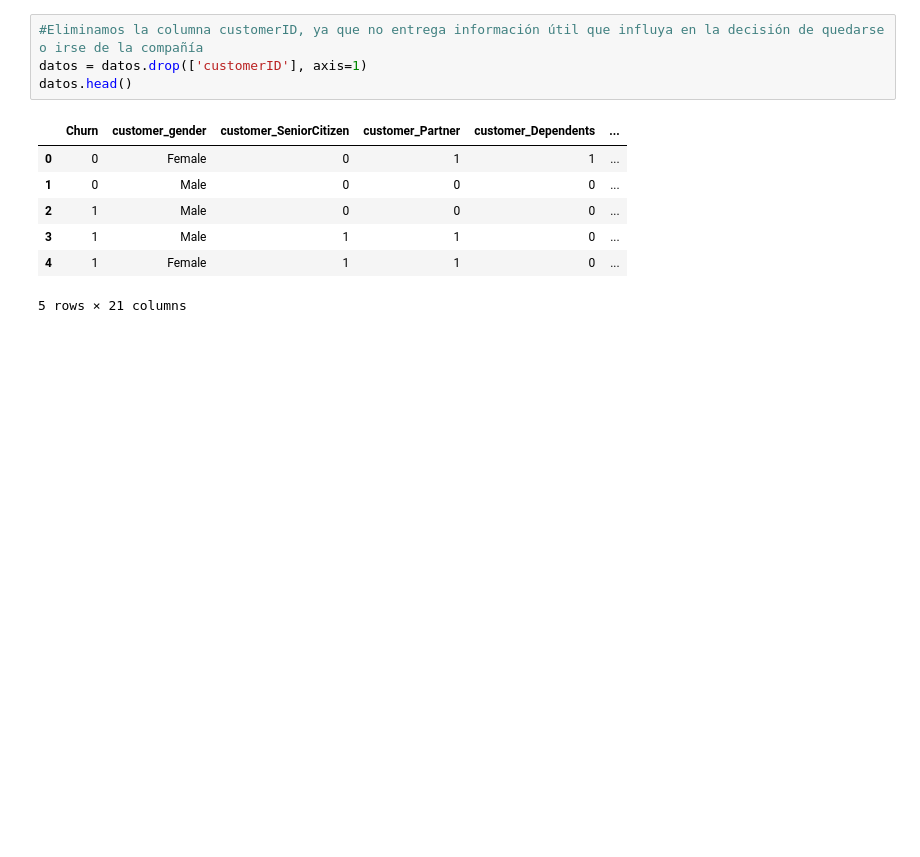
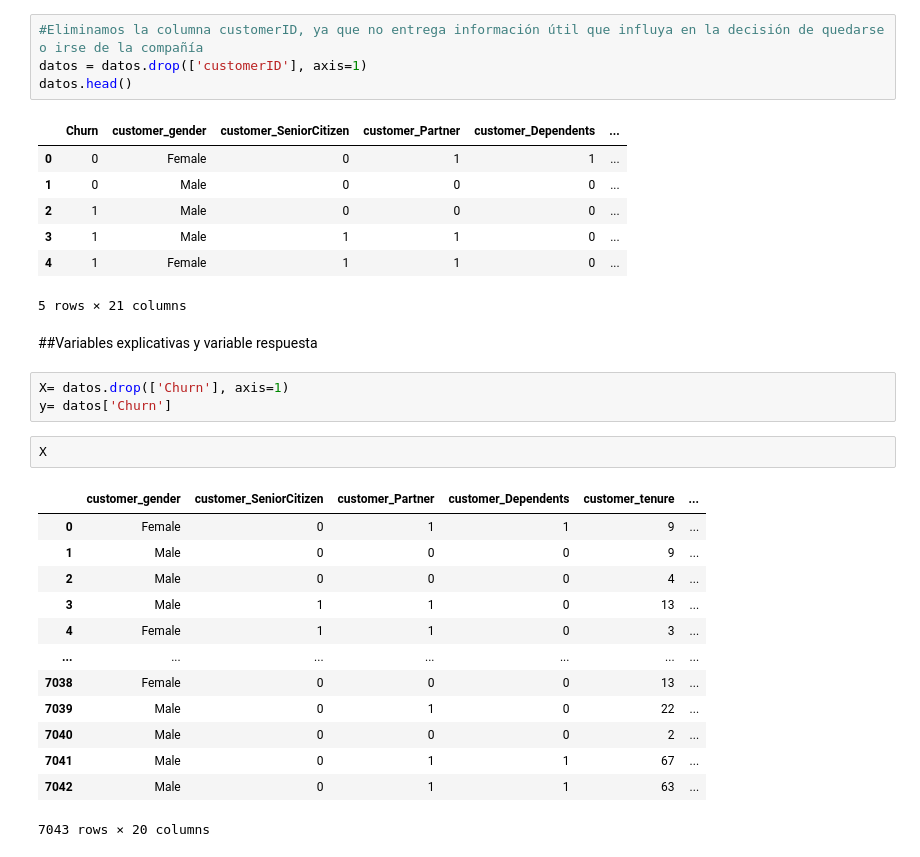
Before and after one commit to Fvargasv/Challenge-Telecom-X-Parte-2, a Jupyter notebook: Telecom_X_parte_2.ipynb, the cells around one changed output. Drawn from its saved outputs; the diff is of its cells as text; blank space fills up the shorter version.

```diff
--- a/Telecom_X_parte_2.ipynb
+++ b/Telecom_X_parte_2.ipynb
@@ -43,3 +43,24 @@ datos.head()
 | 3 | 1 | Male | 1 | 1 | 0 | ... |
 | 4 | 1 | Female | 1 | 1 | 0 | ... |
 5 rows × 21 columns
+# %% [markdown]
+##Variables explicativas y variable respuesta
+# %%
+X= datos.drop(['Churn'], axis=1)
+y= datos['Churn']
+# %%
+X
+# %% [output]
+|  | customer_gender | customer_SeniorCitizen | customer_Partner | customer_Dependents | customer_tenure | ... |
+| 0 | Female | 0 | 1 | 1 | 9 | ... |
+| 1 | Male | 0 | 0 | 0 | 9 | ... |
+| 2 | Male | 0 | 0 | 0 | 4 | ... |
+| 3 | Male | 1 | 1 | 0 | 13 | ... |
+| 4 | Female | 1 | 1 | 0 | 3 | ... |
+| ... | ... | ... | ... | ... | ... | ... |
+| 7038 | Female | 0 | 0 | 0 | 13 | ... |
+| 7039 | Male | 0 | 1 | 0 | 22 | ... |
+| 7040 | Male | 0 | 0 | 0 | 2 | ... |
+| 7041 | Male | 0 | 1 | 1 | 67 | ... |
+| 7042 | Male | 0 | 1 | 1 | 63 | ... |
+7043 rows × 20 columns
```
Also changed, not shown: parts of 13 cells of this notebook.
